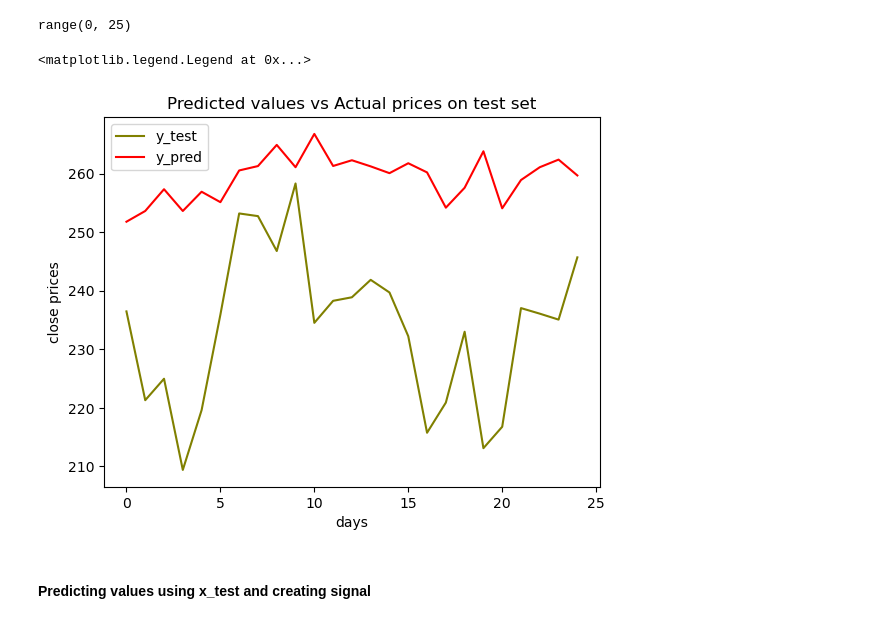
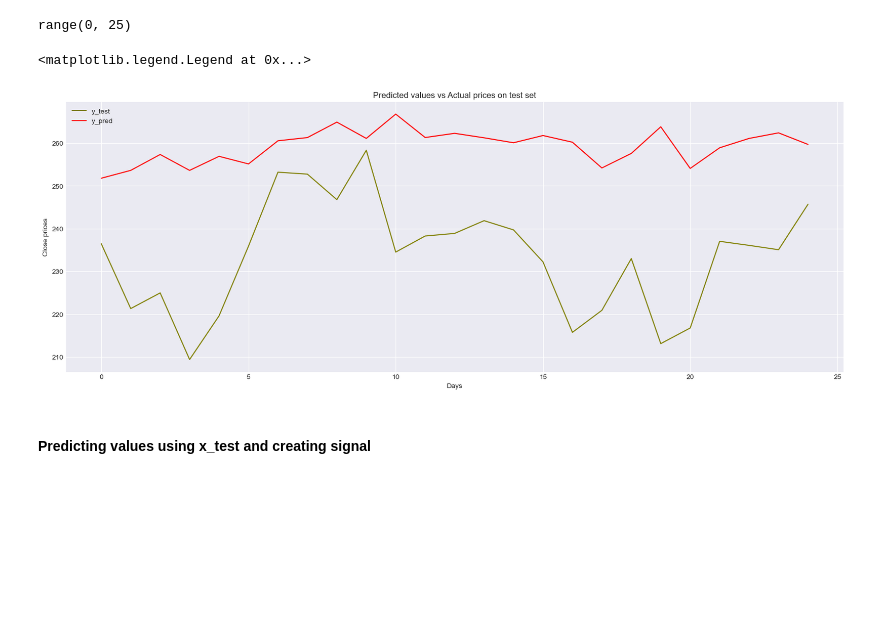
Before and after one commit to Vidya023/Portfolio, a Jupyter notebook: Sentiment-Analysis/Predicting_stock_movement_using_Sentiment_Analysis.ipynb, the cells around one changed output. Saved outputs shown, nothing was run; the diff lists cells and outputs as text; code cells hidden in the pictures; blank space fills up the shorter version.

```diff
--- a/Sentiment-Analysis/Predicting_stock_movement_using_Sentiment_Analysis.ipynb
+++ b/Sentiment-Analysis/Predicting_stock_movement_using_Sentiment_Analysis.ipynb
@@ -9,6 +11,7 @@ from textblob import TextBlob
 import re
 import matplotlib.pyplot as plt
 %matplotlib inline
+plt.style.use('seaborn-v0_8-darkgrid')
 from talib import EMA, RSI, OBV
 from sklearn.model_selection import train_test_split, TimeSeriesSplit
 from sklearn import metrics, tree
@@ -504,15 +531,16 @@ points
 # %% [output]
 range(0, 25)
 # %%
+plt.figure(figsize=(20,7))
 plt.plot(points, y_test, color='olive', label='y_test')
 plt.plot(points, y_pred, color='red', label='y_pred')
-plt.ylabel('close prices')
-plt.xlabel('days')
+plt.ylabel('Close prices')
+plt.xlabel('Days')
 plt.title('Predicted values vs Actual prices on test set')
 plt.legend(loc='upper left')
 # %% [output]
 <matplotlib.legend.Legend at 0x...>
-[figure, old version]
+[figure, new version]
 # %% [markdown]
 #### Predicting values using x_test and creating signal
 # %%
```
Also changed, not shown: parts of 8 cells of this notebook, 4 other files.
